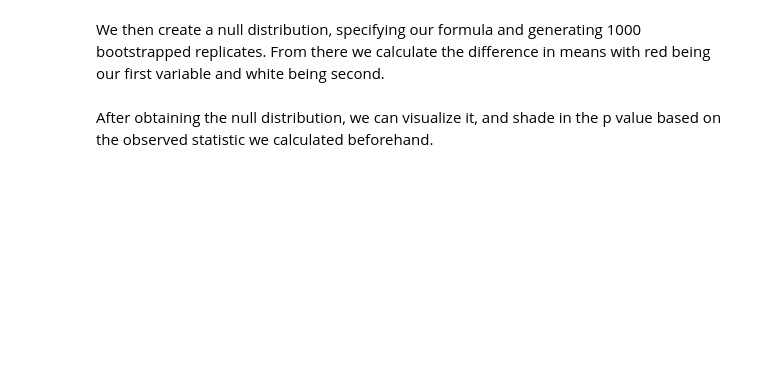
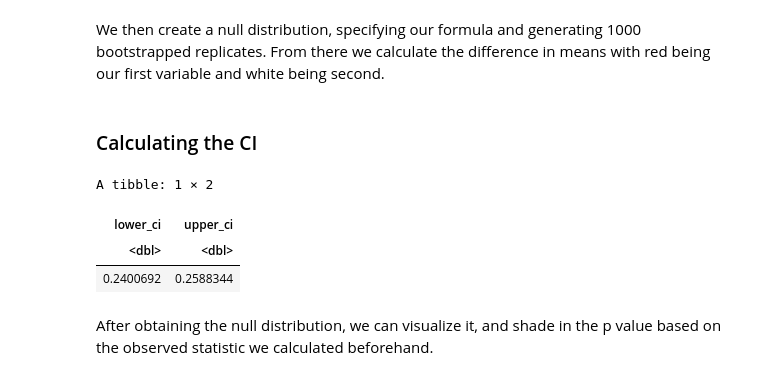
Before and after one commit to VivaanWadhwa/STAT201_GROUP18, a Jupyter notebook: project_final_report.ipynb, the cells around one changed output. Drawn from its saved outputs; the diff is of its cells as text; code cells hidden in the pictures; blank space fills up the shorter version.

```diff
--- a/project_final_report.ipynb
+++ b/project_final_report.ipynb
@@ -154,6 +117,20 @@ null_dist <- wine_sample %>%
     hypothesize(null = "independence") %>%
     generate(reps = 1000, type="permute") %>%
     calculate(stat = "diff in means", order = c("red", "white"))
+# %% [markdown]
+### Calculating the CI
+# %%
+wine_ci <- wine_sample %>%
+    specify(volatile.acidity ~ type) %>%
+    generate(reps = 1000, type = "bootstrreap") %>%
+    calculate(stat = "diff in means", order = c("red", "white")) %>%
+    get_ci()
+wine_ci
+# %% [output]
+A tibble: 1 × 2
+| lower_ci | upper_ci |
+| <dbl> | <dbl> |
+| 0.2400692 | 0.2588344 |
 # %% [markdown]
 After obtaining the null distribution, we can visualize it, and shade in the p value based on the observed statistic we calculated beforehand.
 # %%
```
Also changed, not shown: parts of 11 cells of this notebook.
